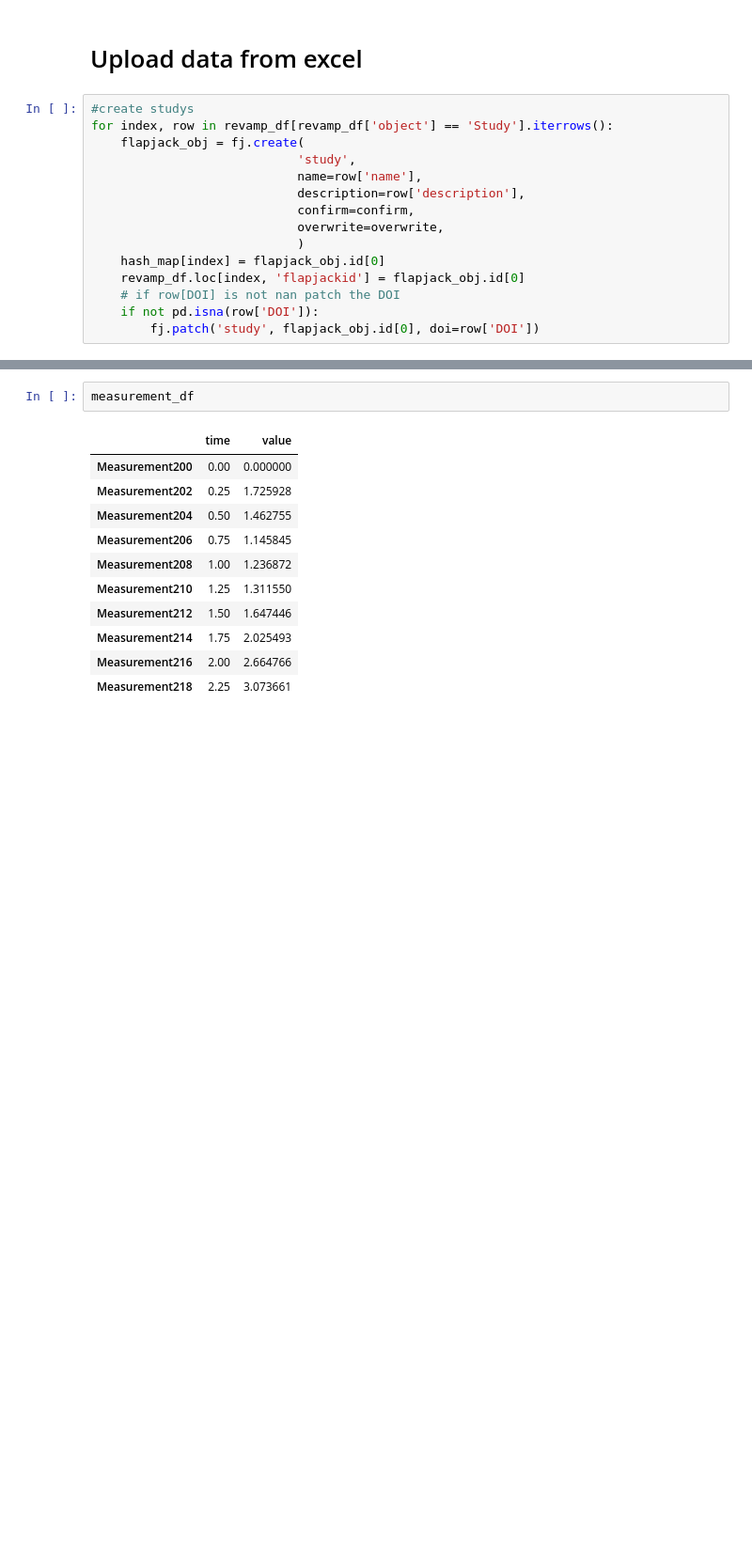
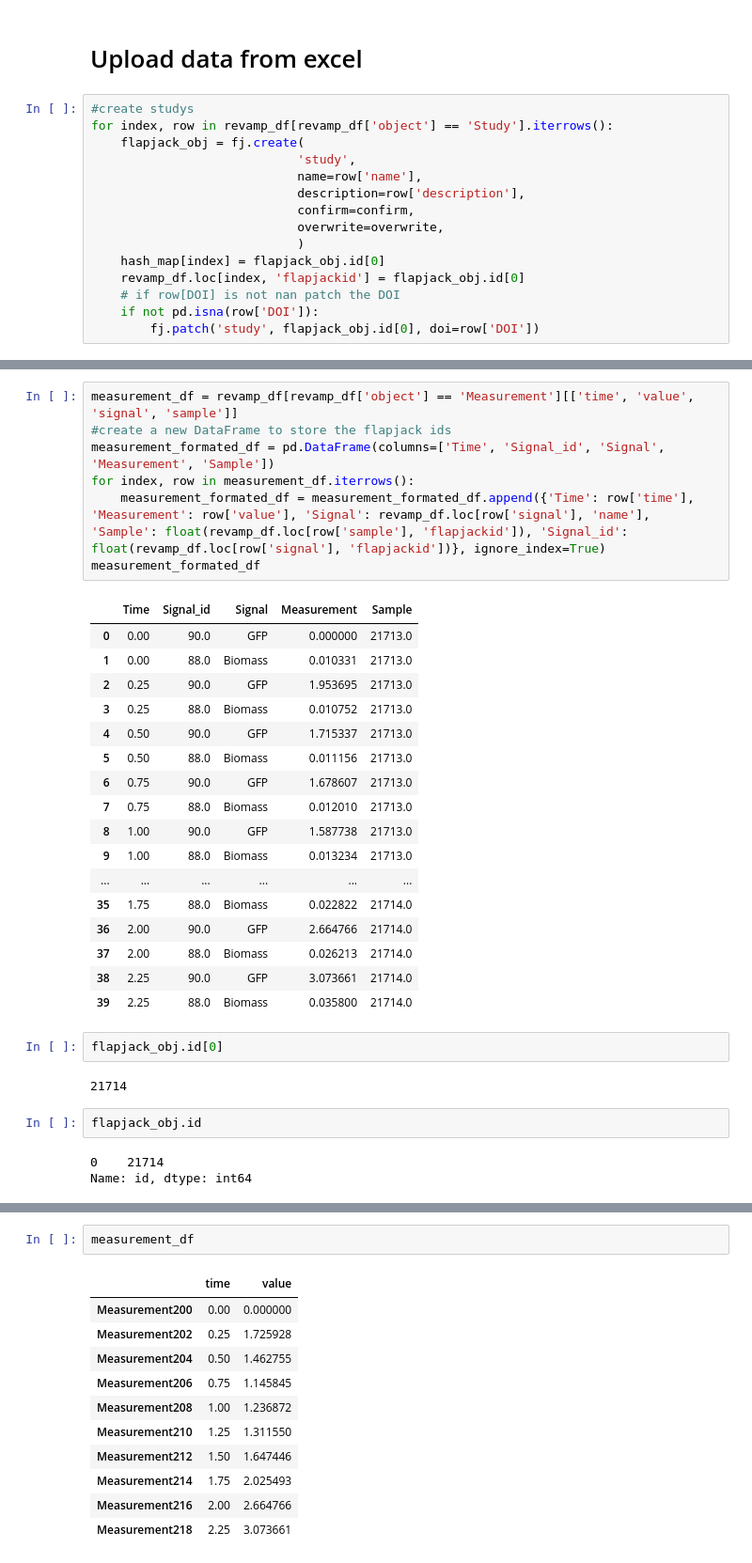
Before and after one commit to SynBioDex/Excel-Data-Converter, a Jupyter notebook: src/excel2flapjack/e2f_revamp.ipynb, the cells around one changed output, grey strips where cells are left out. Shown at 94% size. Cells and saved outputs as stored; diff of their text form; blank space fills up the shorter version.

```diff
--- a/src/excel2flapjack/e2f_revamp.ipynb
+++ b/src/excel2flapjack/e2f_revamp.ipynb
@@ -312,0 +449,34 @@ flapjack_obj
+# %%
+measurement_df = revamp_df[revamp_df['object'] == 'Measurement'][['time', 'value', 'signal', 'sample']]
+#create a new DataFrame to store the flapjack ids
+measurement_formated_df = pd.DataFrame(columns=['Time', 'Signal_id', 'Signal', 'Measurement', 'Sample'])
+for index, row in measurement_df.iterrows():
+    measurement_formated_df = measurement_formated_df.append({'Time': row['time'], 'Measurement': row['value'], 'Signal': revamp_df.loc[row['signal'], 'name'], 'Sample': float(revamp_df.loc[row['sample'], 'flapjackid']), 'Signal_id': float(revamp_df.loc[row['signal'], 'flapjackid'])}, ignore_index=True)
+measurement_formated_df
+# %% [output]
+|  | Time | Signal_id | Signal | Measurement | Sample |
+| 0 | 0.00 | 90.0 | GFP | 0.000000 | 21713.0 |
+| 1 | 0.00 | 88.0 | Biomass | 0.010331 | 21713.0 |
+| 2 | 0.25 | 90.0 | GFP | 1.953695 | 21713.0 |
+| 3 | 0.25 | 88.0 | Biomass | 0.010752 | 21713.0 |
+| 4 | 0.50 | 90.0 | GFP | 1.715337 | 21713.0 |
+| 5 | 0.50 | 88.0 | Biomass | 0.011156 | 21713.0 |
+| 6 | 0.75 | 90.0 | GFP | 1.678607 | 21713.0 |
+| 7 | 0.75 | 88.0 | Biomass | 0.012010 | 21713.0 |
+| 8 | 1.00 | 90.0 | GFP | 1.587738 | 21713.0 |
+| 9 | 1.00 | 88.0 | Biomass | 0.013234 | 21713.0 |
+| ... | ... | ... | ... | ... | ... |
+| 35 | 1.75 | 88.0 | Biomass | 0.022822 | 21714.0 |
+| 36 | 2.00 | 90.0 | GFP | 2.664766 | 21714.0 |
+| 37 | 2.00 | 88.0 | Biomass | 0.026213 | 21714.0 |
+| 38 | 2.25 | 90.0 | GFP | 3.073661 | 21714.0 |
+| 39 | 2.25 | 88.0 | Biomass | 0.035800 | 21714.0 |
+# %%
+flapjack_obj.id[0]
+# %% [output]
+21714
+# %%
+flapjack_obj.id
+# %% [output]
+0    21714
+Name: id, dtype: int64
```
Also changed, not shown: parts of 49 cells of this notebook.
